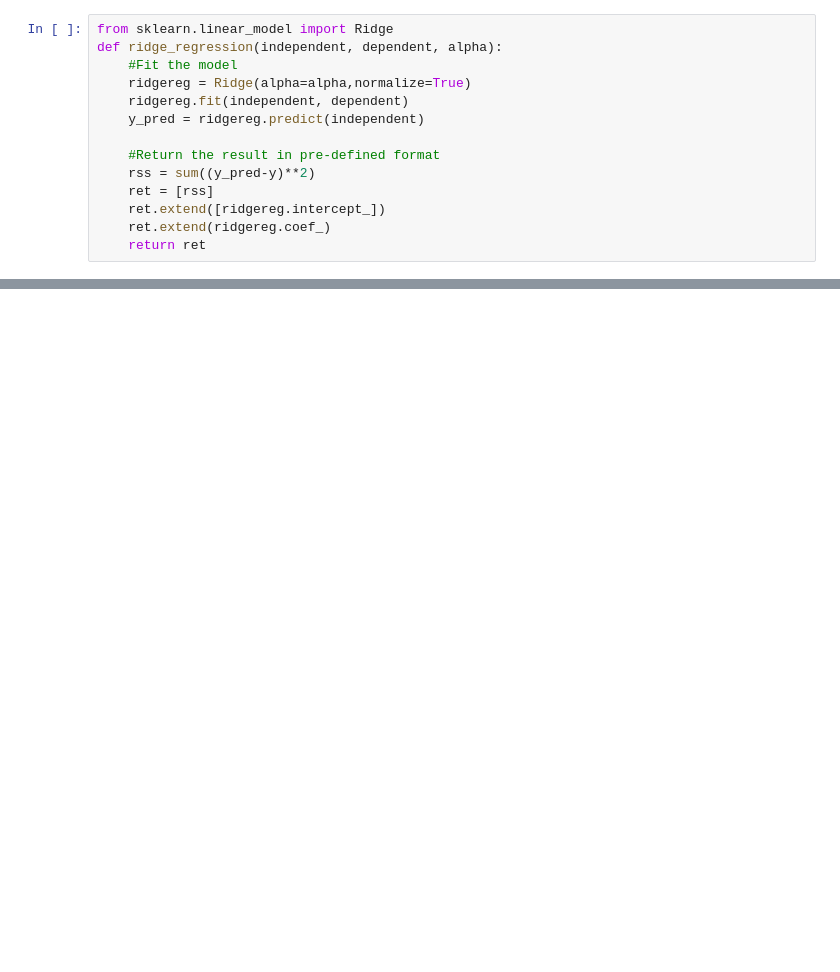
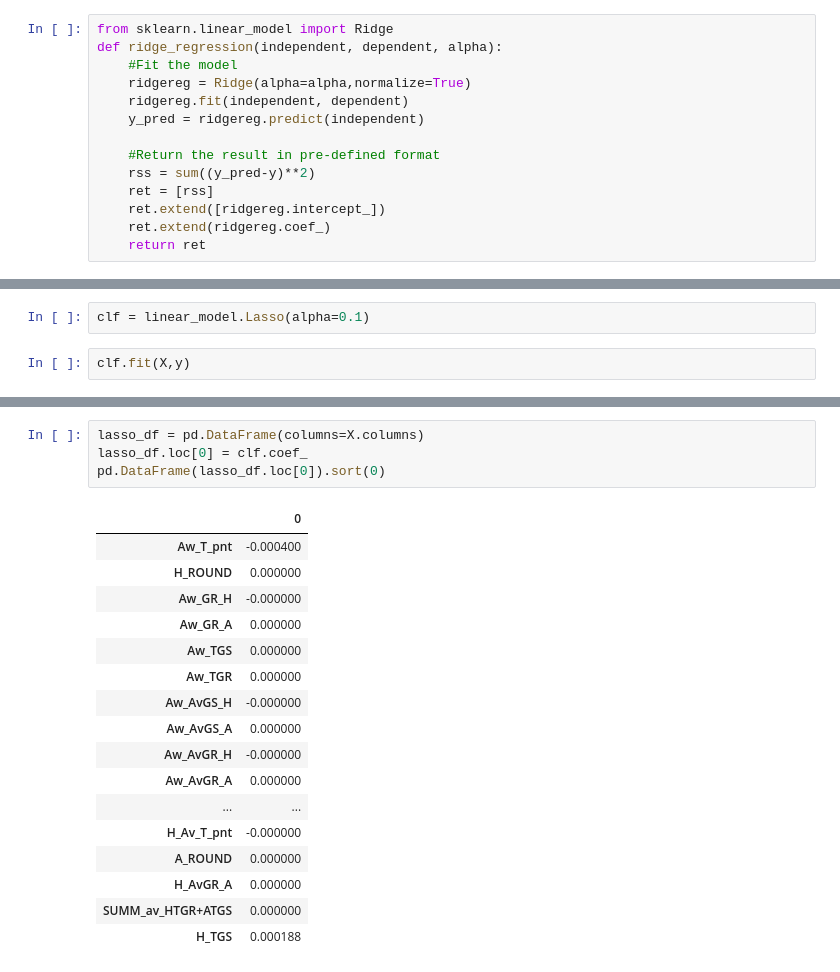
Before and after one commit to hh1713/football_machine, a Jupyter notebook: notebooks/final_project_Ridge_Lasso.ipynb, the cells around one changed output, grey strips where cells are left out. Drawn from its saved outputs; the diff is of its cells as text; blank space fills up the shorter version.

```diff
--- a/notebooks/final_project_Ridge_Lasso.ipynb
+++ b/notebooks/final_project_Ridge_Lasso.ipynb
@@ -535,0 +459,4 @@ a
+# %%
+clf = linear_model.Lasso(alpha=0.1)
+# %%
+clf.fit(X,y)
@@ -535,0 +477,22 @@ a
+# %%
+lasso_df = pd.DataFrame(columns=X.columns)
+lasso_df.loc[0] = clf.coef_
+pd.DataFrame(lasso_df.loc[0]).sort(0)
+# %% [output]
+|  | 0 |
+| Aw_T_pnt | -0.000400 |
+| H_ROUND | 0.000000 |
+| Aw_GR_H | -0.000000 |
+| Aw_GR_A | 0.000000 |
+| Aw_TGS | 0.000000 |
+| Aw_TGR | 0.000000 |
+| Aw_AvGS_H | -0.000000 |
+| Aw_AvGS_A | 0.000000 |
+| Aw_AvGR_H | -0.000000 |
+| Aw_AvGR_A | 0.000000 |
+| ... | ... |
+| H_Av_T_pnt | -0.000000 |
+| A_ROUND | 0.000000 |
+| H_AvGR_A | 0.000000 |
+| SUMM_av_HTGR+ATGS | 0.000000 |
+| H_TGS | 0.000188 |
```
Also changed, not shown: parts of 34 cells of this notebook.
